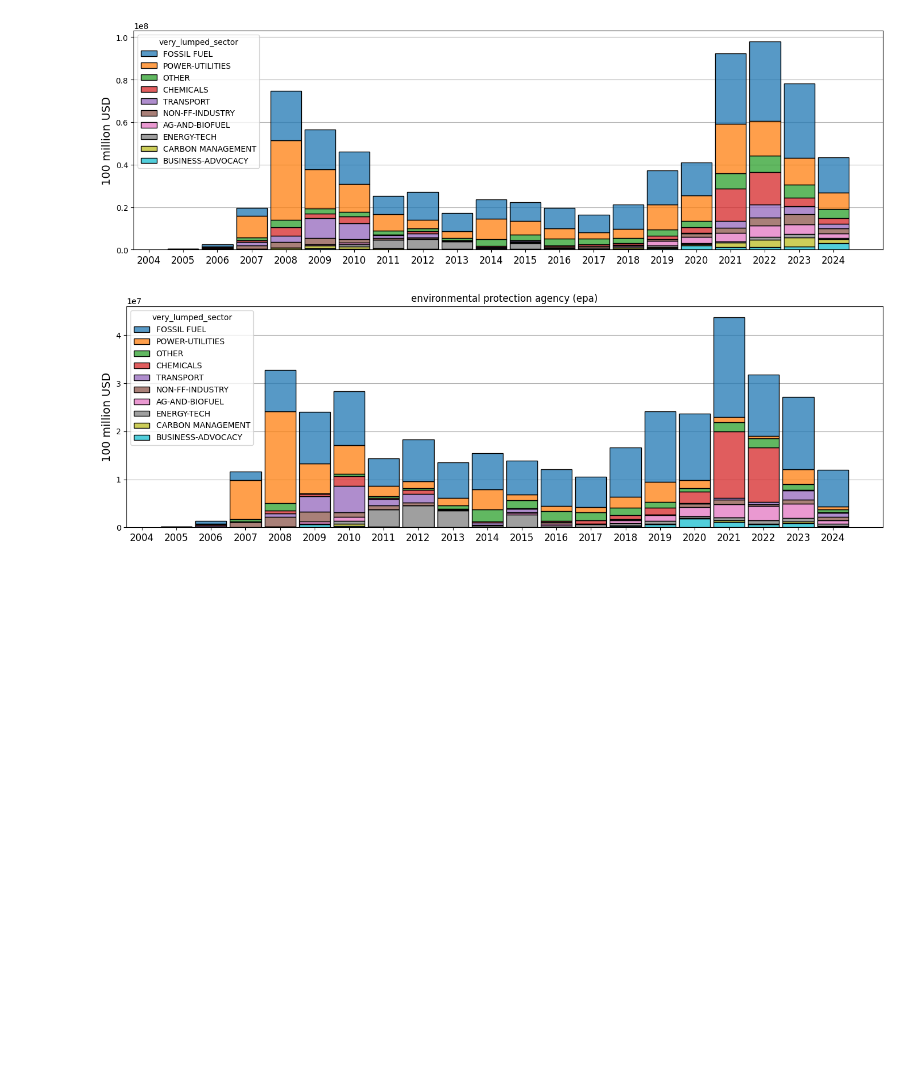
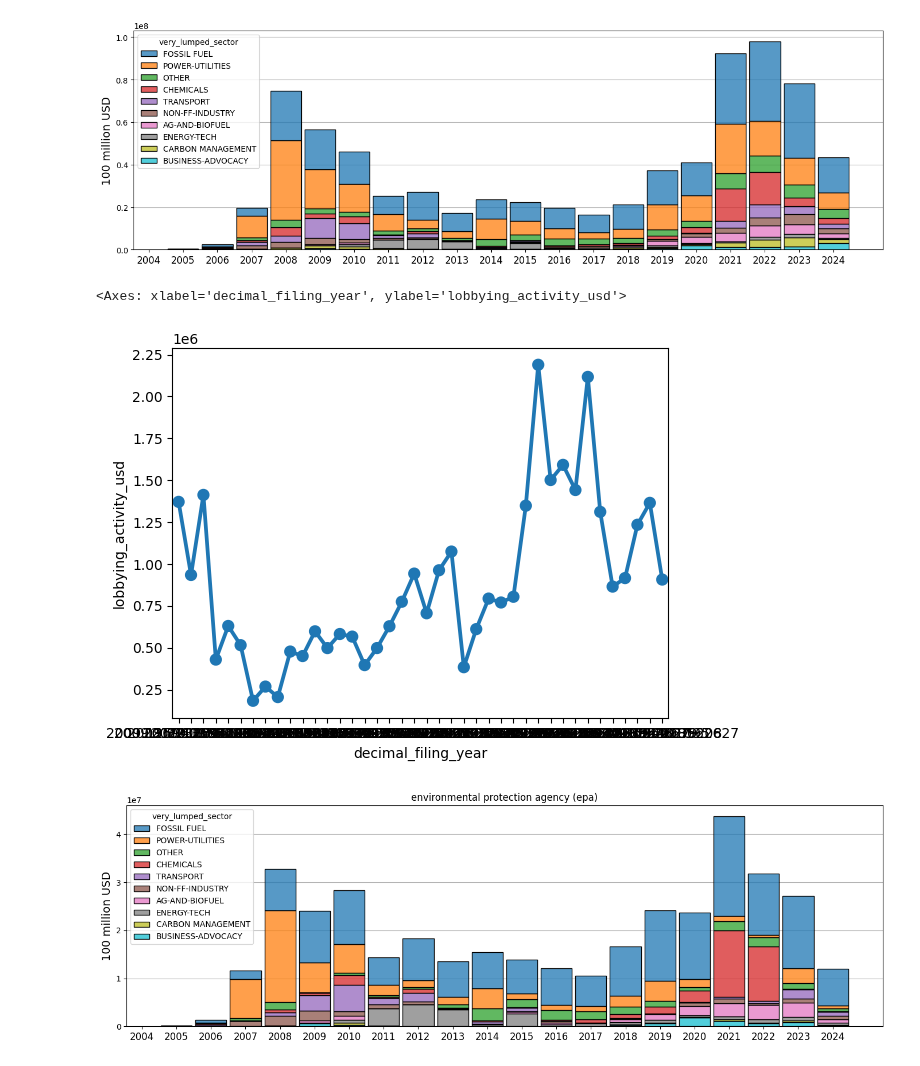
Before and after one commit to lindseygulden/leg-up, a Jupyter notebook: projects/lobbying/analysis.ipynb, the cells around one changed output. Drawn from its saved outputs; the diff is of its cells as text; code cells hidden in the pictures; blank space fills up the shorter version.

```diff
--- a/projects/lobbying/analysis.ipynb
+++ b/projects/lobbying/analysis.ipynb
@@ -142,4 +182,8 @@ df.loc[(df.likely_ccs == 0) & (df.bill_contains_ccs_provisions == 1)]
+# %%
+df["decimal_filing_year"] = [
+    float(y) + quarter_to_decimal(q) for y, q in zip(df.filing_year, df.filing_period)
+]
 # %%
+# merge client states
 df.loc[df.client_state != df.client_ppb_state].client_state.value_counts(dropna=False)
-df['client_state_merged']=df.client_state
-df['client_state_merged']
+df["client_state_merged"] = df.client_state.fillna(df["client_ppb_state"])
@@ -201,6 +334,34 @@ ax.set_xlabel("")
 # %% [output]
 Text(0.5, 0, '')
 [figure]
+# %%
+tmp_df = (
+    df[
+        [
+            "filing_year",
+            "filing_period",
+            "decimal_filing_year",
+            "n_entities_lobbied",
+            "lobbying_activity_usd",
+        ]
+    ]
+    .loc[df.client_rename == "EXXON"]
+    .groupby(["filing_year", "filing_period"])
+    .agg(
+        {
+            "decimal_filing_year": "mean",
+            "n_entities_lobbied": sum,
+            "lobbying_activity_usd": sum,
+        }
+    )
+    .reset_index()
+    .sort_values(by="decimal_filing_year", ascending=True)
+)
+sns.pointp
+lot(data=tmp_df, x="decimal_filing_year", y="lobbying_activity_usd")
+# %% [output]
+<Axes: xlabel='decimal_filing_year', ylabel='lobbying_activity_usd'>
+[figure, added]
 # %%
 # lobbying_activity_usd
 years = list(range(2004, 2025))
```
Also changed, not shown: parts of 13 cells of this notebook, 3 other files.
